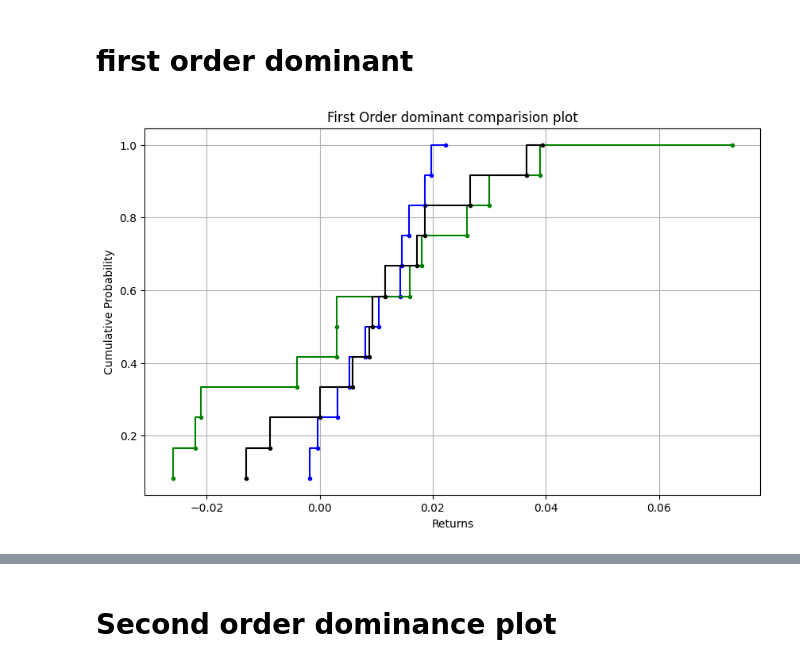
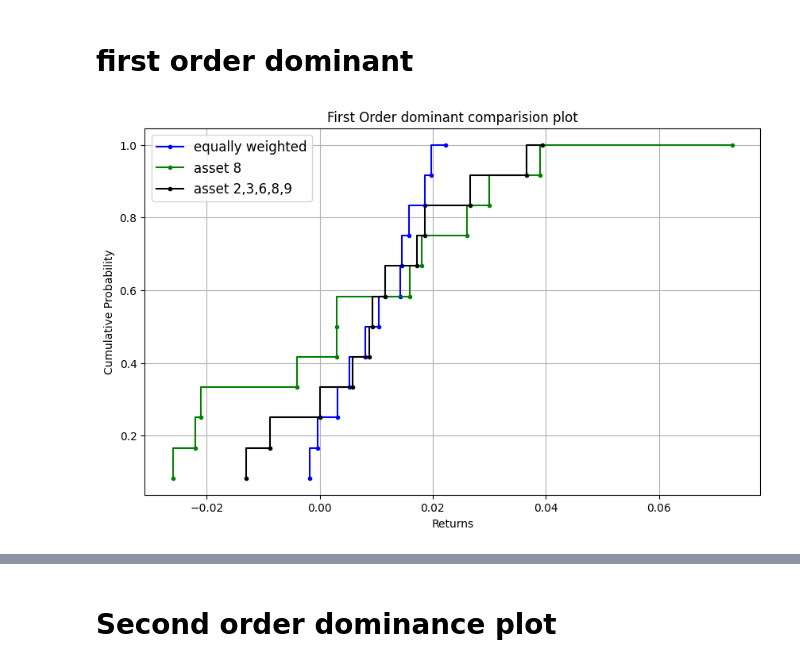
Before and after one commit to Aayush-patel-1696/StochOpt, a Jupyter notebook: stochastic-dominance/sd_comparision.ipynb, the cells around one changed output, grey strips where cells are left out. Saved outputs shown, nothing was run; the diff lists cells and outputs as text; code cells hidden in the pictures.

```diff
--- a/stochastic-dominance/sd_comparision.ipynb
+++ b/stochastic-dominance/sd_comparision.ipynb
@@ -49,17 +49,18 @@ mul_returns = np.sort(((returns.T)@mul_weight).flatten())
 # %%
 eq_cum_probs = np.arange(1, len(eq_returns) + 1) / len(eq_returns)
 sngl_cum_probs = np.arange(1, len(sngl_returns) + 1) / len(sngl_returns)
 mul_cum_probs = np.arange(1, len(mul_returns) + 1) / len(mul_returns)
 
 # Plot cumulative probability plot
 plt.figure(figsize=(10, 6))
 plt.step(eq_returns, eq_cum_probs, marker='.', linestyle='-', color='b',label='equally weighted')
 plt.step(sngl_returns, sngl_cum_probs, marker='.', linestyle='-', color='g',label="asset 8")
 plt.step(mul_returns, mul_cum_probs, marker='.', linestyle='-', color='k',label="asset 2,3,6,8,9")
 plt.title("First Order dominant comparision plot")
 plt.xlabel("Returns")
 plt.ylabel("Cumulative Probability")
+plt.legend(fontsize=12, loc='upper left')
 plt.grid(True)
 plt.show()
 # %% [output]
-[figure, old version]
+[figure, new version]
```
Also changed, not shown: parts of 6 cells of this notebook, 44 other files.
